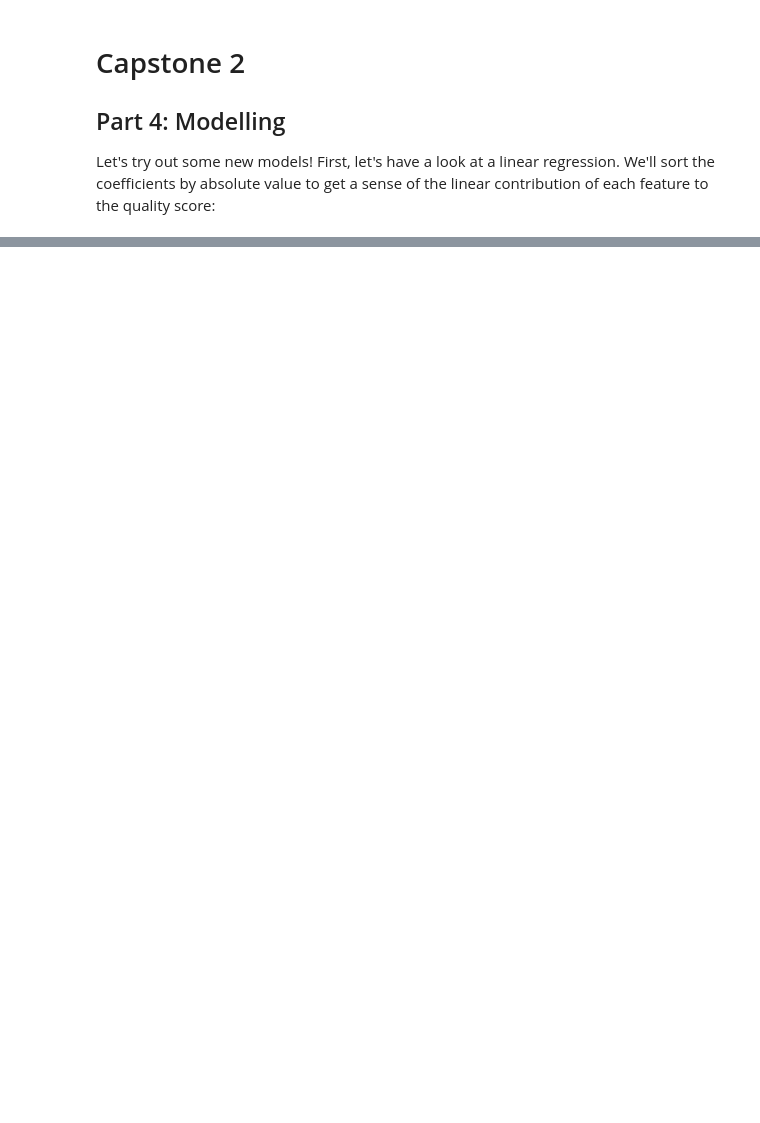
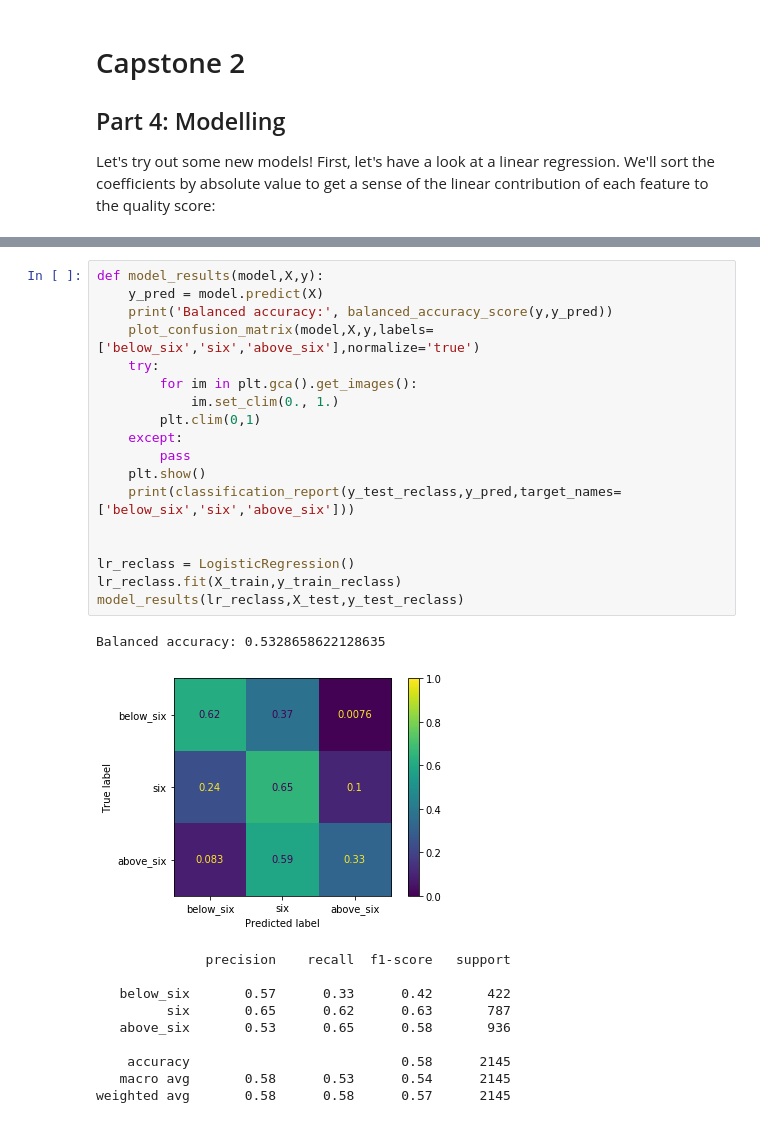
Before and after one commit to jeffkoskulics/Springboard, a Jupyter notebook: Capstone2/notebooks/Modelling.ipynb, the cells around one changed output, grey strips where cells are left out. Drawn from its saved outputs; the diff is of its cells as text; blank space fills up the shorter version.

```diff
--- a/Capstone2/notebooks/Modelling.ipynb
+++ b/Capstone2/notebooks/Modelling.ipynb
@@ -591,0 +100,30 @@ weighted avg       0.43      0.35      0.38      1625
+# %%
+def model_results(model,X,y):
+    y_pred = model.predict(X)
+    print('Balanced accuracy:', balanced_accuracy_score(y,y_pred))
+    plot_confusion_matrix(model,X,y,labels=['below_six','six','above_six'],normalize='true')
+    try:
+        for im in plt.gca().get_images():
+            im.set_clim(0., 1.)
+        plt.clim(0,1)
+    except:
+        pass
+    plt.show()
+    print(classification_report(y_test_reclass,y_pred,target_names=['below_six','six','above_six']))
+
+
+lr_reclass = LogisticRegression()
+lr_reclass.fit(X_train,y_train_reclass)
+model_results(lr_reclass,X_test,y_test_reclass)
+# %% [output]
+Balanced accuracy: 0.5328658622128635
+[figure, added]
+              precision    recall  f1-score   support
+
+   below_six       0.57      0.33      0.42       422
+         six       0.65      0.62      0.63       787
+   above_six       0.53      0.65      0.58       936
+
+    accuracy                           0.58      2145
+   macro avg       0.58      0.53      0.54      2145
+weighted avg       0.58      0.58      0.57      2145
```
Also changed, not shown: parts of 58 cells of this notebook.
